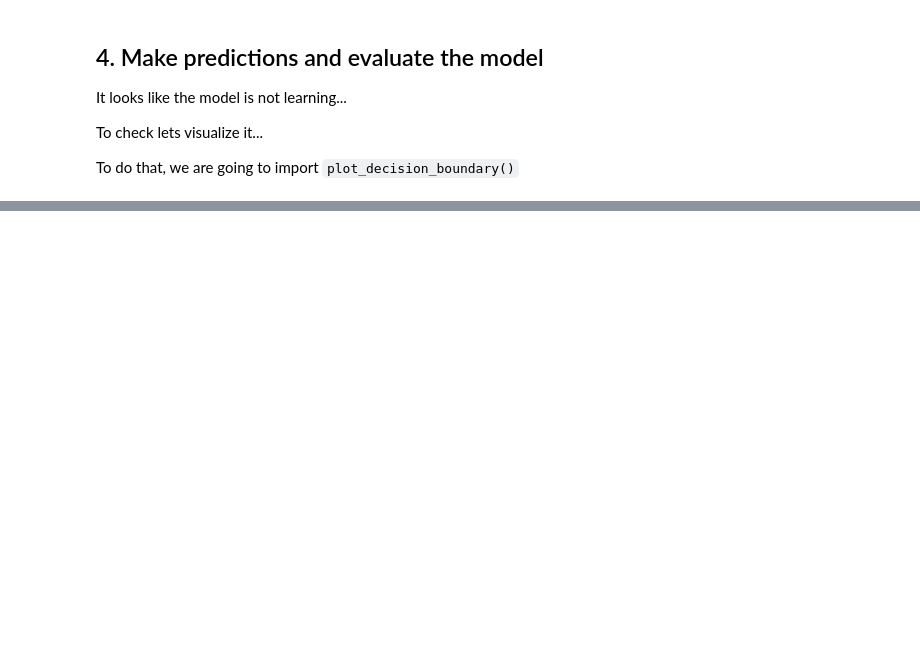
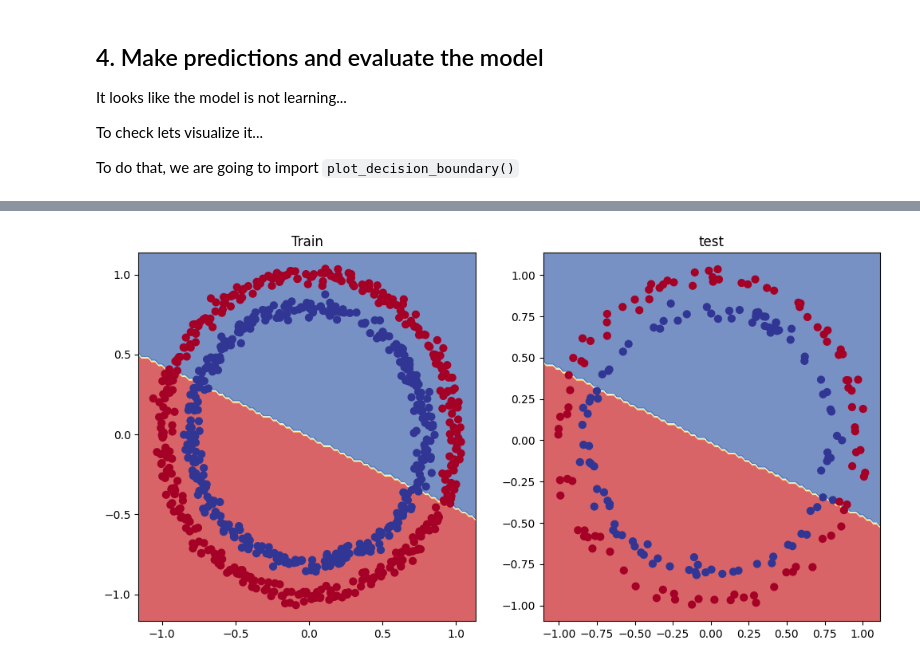
Before and after one commit to uzair011/PyTorch-fndmntl, a Jupyter notebook: 02_PyTorch_Neural_Network_Classification.ipynb, the cells around one changed output, grey strips where cells are left out. Saved outputs shown, nothing was run; the diff lists cells and outputs as text; code cells hidden in the pictures; blank space fills up the shorter version.

```diff
--- a/02_PyTorch_Neural_Network_Classification.ipynb
+++ b/02_PyTorch_Neural_Network_Classification.ipynb
@@ -249,8 +252,10 @@ device(type='cuda', index=0)
 # Replicate the model above using nn.Sequential()
 
 model_0 = nn.Sequential(
-    nn.Linear(in_features = 2, out_features = 5),
-    nn.Linear(in_features = 5, out_features = 1)
+    nn.Linear(in_features = 2, out_features = 64),
+    nn.Linear(in_features=64, out_features=128),
+    #nn.Linear(in_features=128, out_features = 256),
+    nn.Linear(in_features = 128, out_features = 1)
 ).to(device)
 
 model_0
@@ -437,7 +461,7 @@ OrderedDict([('0.weight',
 torch.manual_seed(42)
 torch.cuda.manual_seed(42)
 
-epochs = 100
+epochs = 1000
 
 #Put the data to target device
 X_train, y_train = X_train.to(device), y_train.to(device)
@@ -531,0 +565,15 @@ Downloading helper_functions.py ...
+# %%
+# Plot decision boundary of the model
+
+import matplotlib.pyplot as plt
+
+plt.figure(figsize=(12, 6))
+plt.subplot(1, 2, 1)
+plt.title("Train")
+plot_decision_boundary(model_0, X_train, y_train)
+
+plt.subplot(1, 2, 2)
+plt.title("test")
+plot_decision_boundary(model_0, X_test, y_test)
+# %% [output]
+[figure, added]
```
Also changed, not shown: parts of 13 cells of this notebook.
